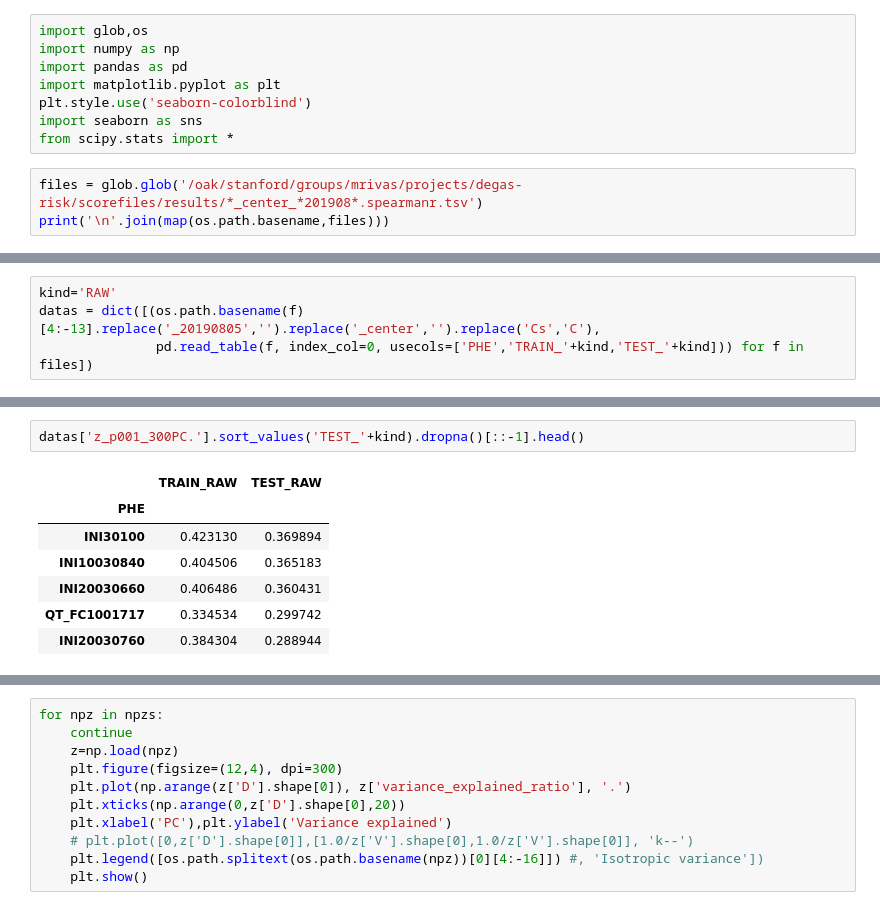
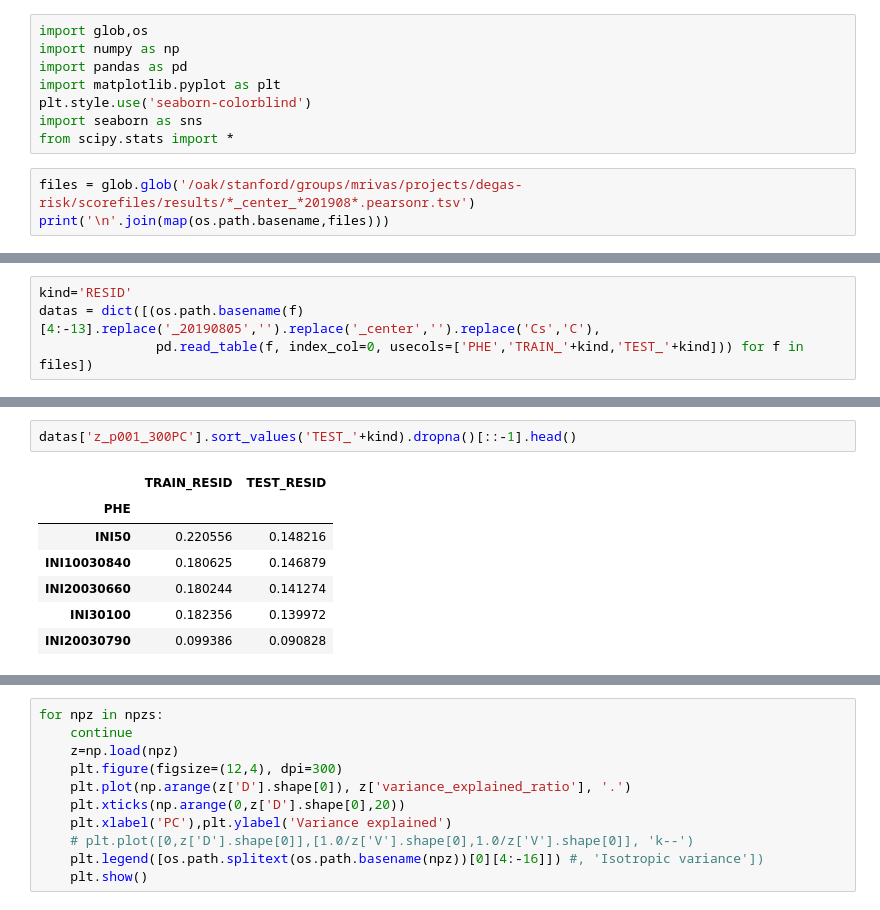
Before and after one commit to rivas-lab/degas-risk, a Jupyter notebook: supplement/FigureS1-Hyperparameter_Optimization.ipynb, the cells around one changed output, grey strips where cells are left out. Saved outputs shown, nothing was run; the diff lists cells and outputs as text.

```diff
--- a/supplement/FigureS1-Hyperparameter_Optimization.ipynb
+++ b/supplement/FigureS1-Hyperparameter_Optimization.ipynb
@@ -7,6 +7,6 @@ plt.style.use('seaborn-colorblind')
 import seaborn as sns
 from scipy.stats import *
 # %%
-files = glob.glob('/oak/stanford/groups/mrivas/projects/degas-risk/scorefiles/results/*_center_*201908*.spearmanr.tsv')
+files = glob.glob('/oak/stanford/groups/mrivas/projects/degas-risk/scorefiles/results/*_center_*201908*.pearsonr.tsv')
 print('\n'.join(map(os.path.basename,files)))
 # %% [output]
@@ -30,5 +30,5 @@ all_z_center_p001_20190805_300PCs.spearmanr.tsv
 # %%
-kind='RAW'
+kind='RESID'
 datas = dict([(os.path.basename(f)[4:-13].replace('_20190805','').replace('_center','').replace('Cs','C'),
                pd.read_table(f, index_col=0, usecols=['PHE','TRAIN_'+kind,'TEST_'+kind])) for f in files])
 # %%
@@ -116,11 +116,11 @@ datas['z_p001_300PC.'].sort_values('TRAIN_'+kind).dropna()[::-1].head()
 # %%
-datas['z_p001_300PC.'].sort_values('TEST_'+kind).dropna()[::-1].head()
+datas['z_p001_300PC'].sort_values('TEST_'+kind).dropna()[::-1].head()
 # %% [output]
-|  | TRAIN_RAW | TEST_RAW |
+|  | TRAIN_RESID | TEST_RESID |
 | PHE |  |  |
-| INI30100 | 0.423130 | 0.369894 |
-| INI10030840 | 0.404506 | 0.365183 |
-| INI20030660 | 0.406486 | 0.360431 |
-| QT_FC1001717 | 0.334534 | 0.299742 |
-| INI20030760 | 0.384304 | 0.288944 |
+| INI50 | 0.220556 | 0.148216 |
+| INI10030840 | 0.180625 | 0.146879 |
+| INI20030660 | 0.180244 | 0.141274 |
+| INI30100 | 0.182356 | 0.139972 |
+| INI20030790 | 0.099386 | 0.090828 |
 # %%
```
Also changed, not shown: parts of 11 cells of this notebook, 3 other files.
